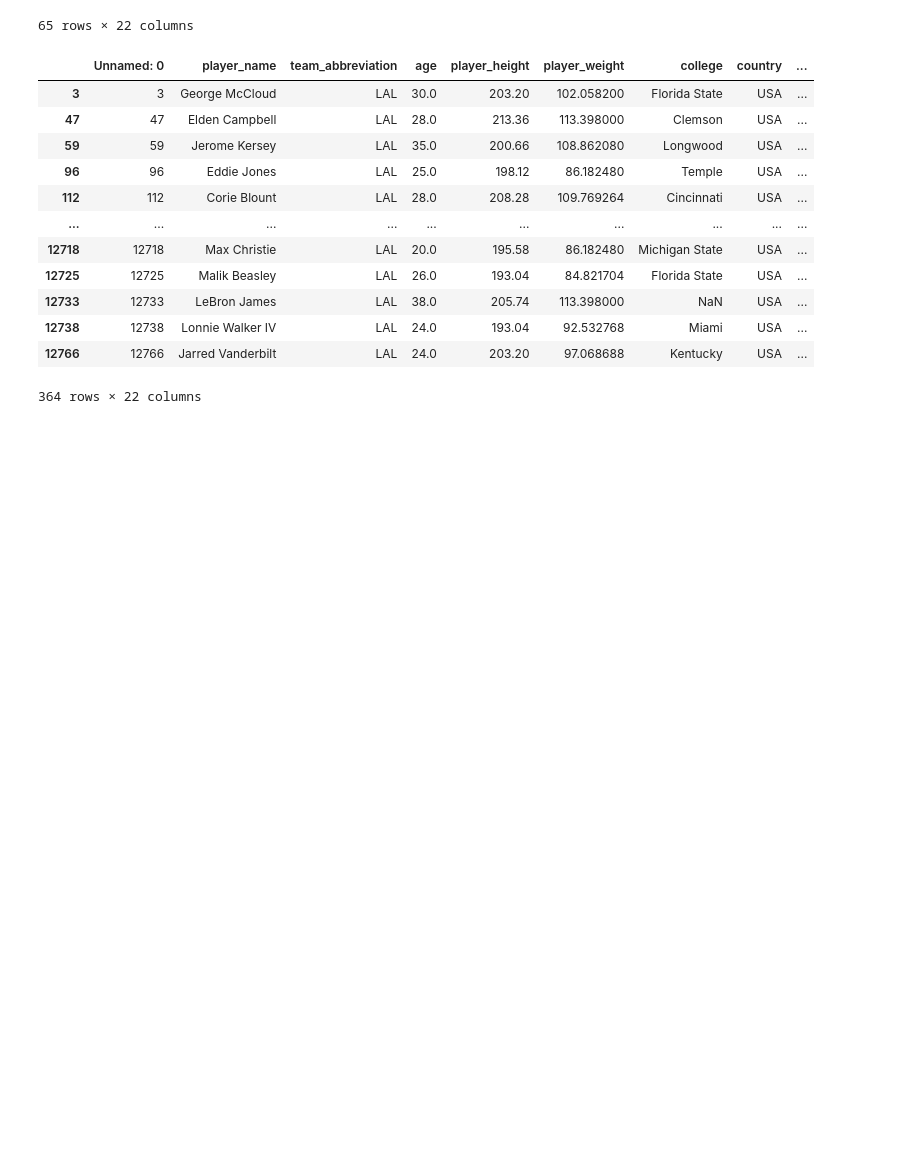
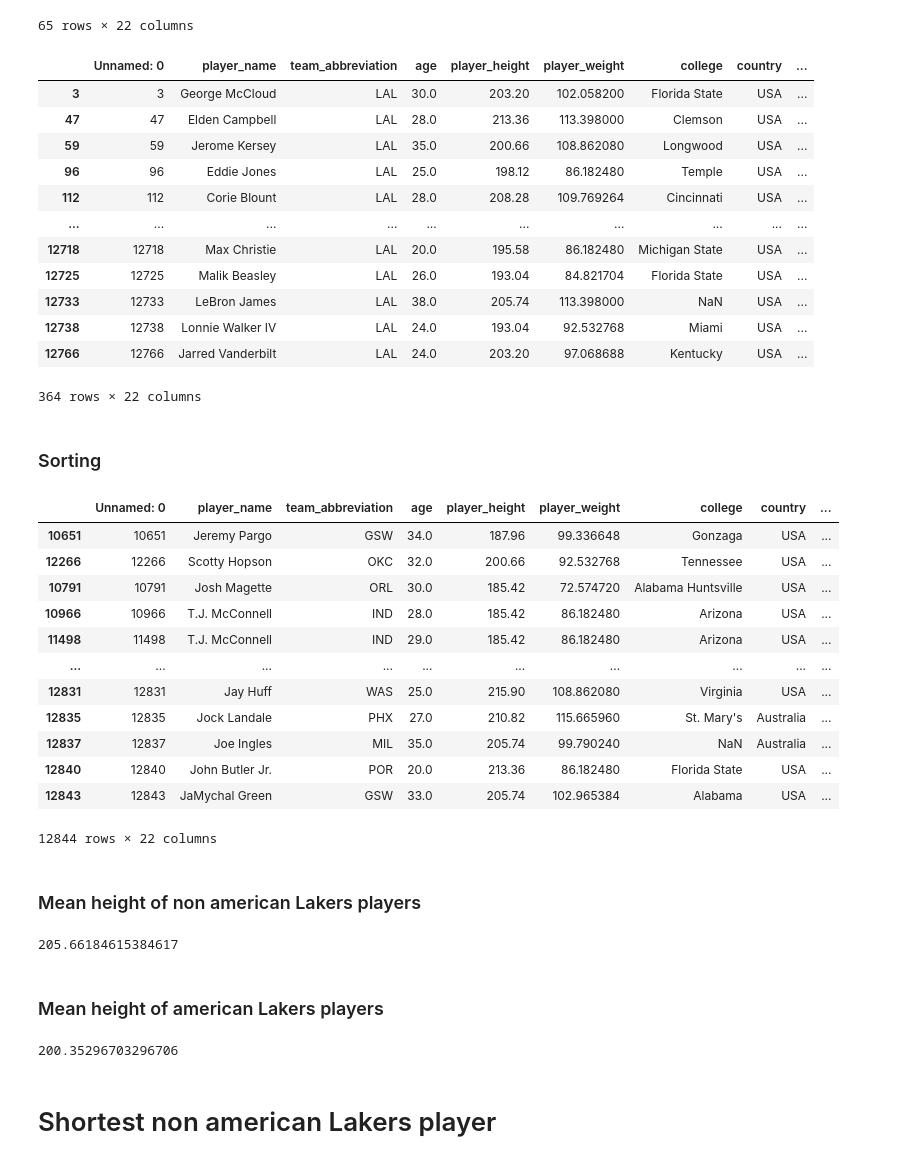
Before and after one commit to lkandashvili/NBA_Players_Stats, a Jupyter notebook: Quiz_1_Jupyter.ipynb, the cells around one changed output. Cells and saved outputs as stored; diff of their text form; code cells hidden in the pictures; blank space fills up the shorter version.

```diff
--- a/Quiz_1_Jupyter.ipynb
+++ b/Quiz_1_Jupyter.ipynb
@@ -123,3 +126,37 @@ df.loc[filter_Lakers_Players_From_USA]
 | 12738 | 12738 | Lonnie Walker IV | LAL | 24.0 | 193.04 | 92.532768 | Miami | USA | ... |
 | 12766 | 12766 | Jarred Vanderbilt | LAL | 24.0 | 203.20 | 97.068688 | Kentucky | USA | ... |
 364 rows × 22 columns
+# %% [markdown]
+### Sorting
+# %%
+df.sort_values(by= ['draft_round', 'draft_year'], ascending= True)
+# %% [output]
+|  | Unnamed: 0 | player_name | team_abbreviation | age | player_height | player_weight | college | country | ... |
+| 10651 | 10651 | Jeremy Pargo | GSW | 34.0 | 187.96 | 99.336648 | Gonzaga | USA | ... |
+| 12266 | 12266 | Scotty Hopson | OKC | 32.0 | 200.66 | 92.532768 | Tennessee | USA | ... |
+| 10791 | 10791 | Josh Magette | ORL | 30.0 | 185.42 | 72.574720 | Alabama Huntsville | USA | ... |
+| 10966 | 10966 | T.J. McConnell | IND | 28.0 | 185.42 | 86.182480 | Arizona | USA | ... |
+| 11498 | 11498 | T.J. McConnell | IND | 29.0 | 185.42 | 86.182480 | Arizona | USA | ... |
+| ... | ... | ... | ... | ... | ... | ... | ... | ... | ... |
+| 12831 | 12831 | Jay Huff | WAS | 25.0 | 215.90 | 108.862080 | Virginia | USA | ... |
+| 12835 | 12835 | Jock Landale | PHX | 27.0 | 210.82 | 115.665960 | St. Mary's | Australia | ... |
+| 12837 | 12837 | Joe Ingles | MIL | 35.0 | 205.74 | 99.790240 | NaN | Australia | ... |
+| 12840 | 12840 | John Butler Jr. | POR | 20.0 | 213.36 | 86.182480 | Florida State | USA | ... |
+| 12843 | 12843 | JaMychal Green | GSW | 33.0 | 205.74 | 102.965384 | Alabama | USA | ... |
+12844 rows × 22 columns
+# %% [markdown]
+### Mean height of non american Lakers players
+# %%
+nonAmericanLakersMean = df.loc[filter_Lakers_Players_Not_From_USA, 'player_height'].mean()
+nonAmericanLakersMean
+# %% [output]
+205.66184615384617
+# %% [markdown]
+### Mean height of american Lakers players
+# %%
+americanLakersMean= df.loc[filter_Lakers_Players_From_USA, 'player_height'].mean()
+americanLakersMean
+# %% [output]
+200.35296703296706
+# %% [markdown]
+# Shortest non american Lakers player
```
Also changed, not shown: parts of 13 cells of this notebook, 1 other file.
